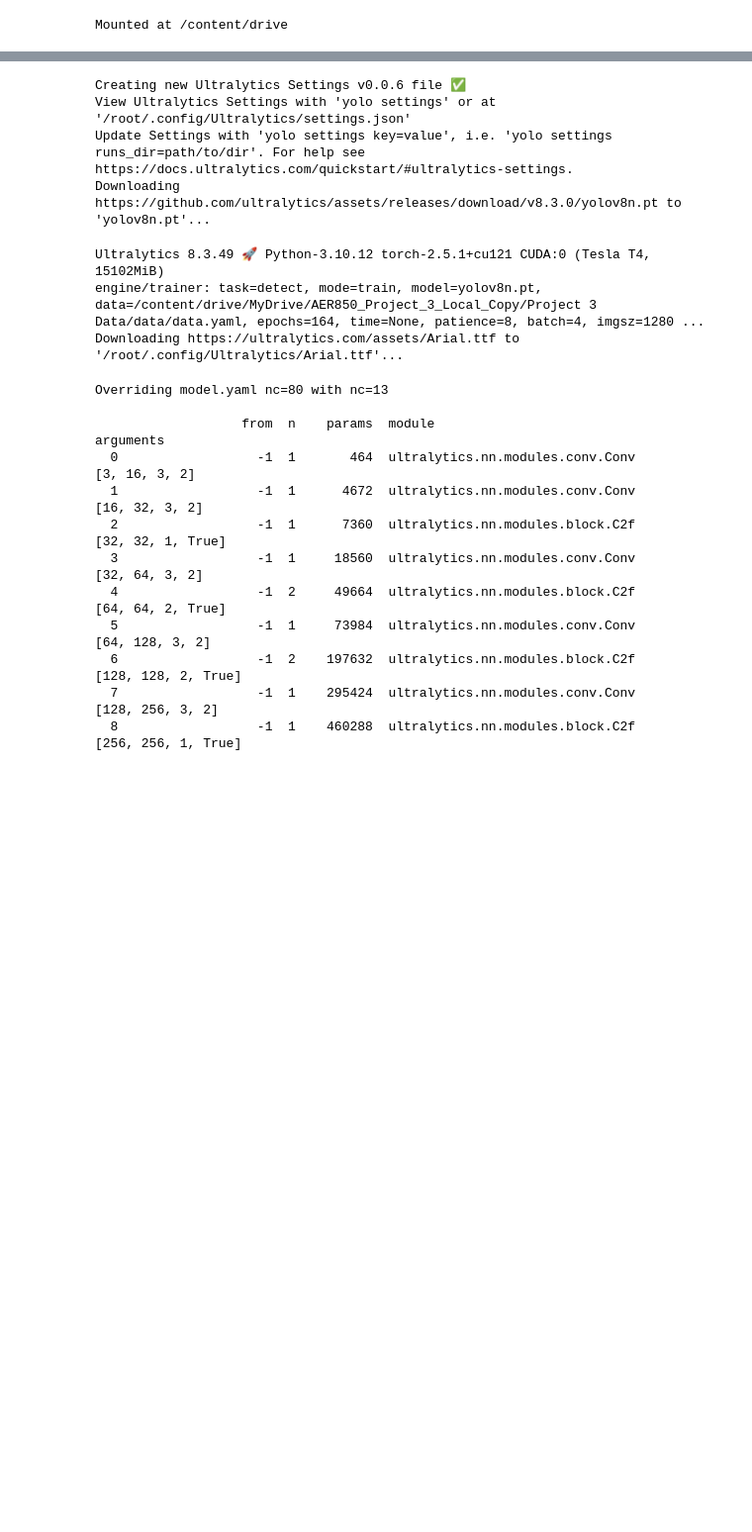
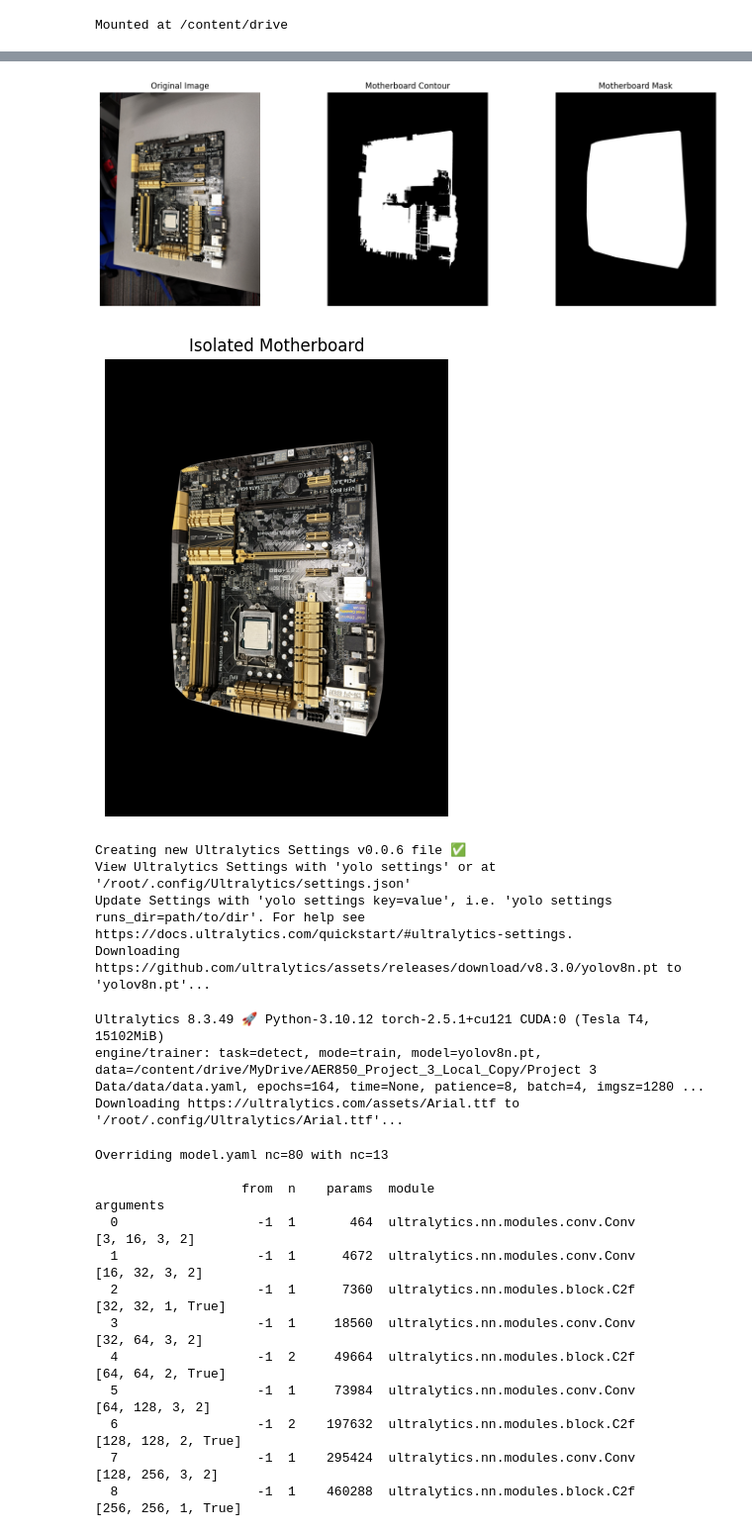
Before and after one commit to Nathanael-e-h/NHanna_AER850_Project_3, a Jupyter notebook: NHanna_AER850_Project_3_CoLab.ipynb, the cells around one changed output, grey strips where cells are left out. Shown: that part at 99% size. Drawn from its saved outputs; the diff is of its cells as text; code cells hidden in the pictures; blank space fills up the shorter version.

Commit message:
Nov_14_Night
Did some code cleanup to make the graphs look nicer. Should be complete now.

```diff
--- a/NHanna_AER850_Project_3_CoLab.ipynb
+++ b/NHanna_AER850_Project_3_CoLab.ipynb
@@ -79 +26,57 @@ Successfully installed ultralytics-8.3.49 ultralytics-thop-2.0.13
+# %%
+import cv2
+import numpy as np
+import matplotlib.pyplot as plt
+
+## PART 1: Object Masking
+
+# Load the image
+image_path = '/content/drive/MyDrive/School Documents/2024-2025/Fall 2024/850 - Machine Learning/NHanna_AER850_Project_3/motherboard_image.JPEG' # Image path in my school drive
+# image_path = '/content/drive/MyDrive/AER850_Project_3_Local_Copy/motherboard_image.JPEG' # Image path in my personal drive
+
+image = cv2.imread(image_path)
+
+# Convert the image to HSV (Hue, Saturation, Value) color space. Basically what color (0-180); how much color (0-255); and how bright (0-100)
+hsv = cv2.cvtColor(image, cv2.COLOR_BGR2HSV)
+
+# Define range for the color you want to detect (at the moment, it's black-to-medium bright)
+lower_bound = (0, 0, 0)  # Hue, Sat, Brightness
+upper_bound = (180, 255, 99) # Don't touch these. They work. No other values do lmao.
+
+# Create a binary mask based on the above color range and find the contours
+mask = cv2.inRange(hsv, lower_bound, upper_bound)
+contours, _ = cv2.findContours(mask, cv2.RETR_EXTERNAL, cv2.CHAIN_APPROX_SIMPLE)
+largest_contour = max(contours, key=cv2.contourArea)
+
+# Create blank images with the same size and type as the original
+mask1 = np.zeros_like(image)
+mask2 = np.zeros_like(image)
+
+# Draw the largest contour on the first image, then simplify it on the second
+cv2.drawContours(mask1, [largest_contour], -1, (255, 255, 255), thickness=-1)
+hull = cv2.convexHull(largest_contour)
+cv2.drawContours(mask2, [hull], -1, (255, 255, 255), thickness=-1)
+
+# Display images
+plt.figure(figsize=(15, 5))
+plt.subplot(1, 3, 1), plt.imshow(cv2.cvtColor(image, cv2.COLOR_BGR2RGB)), plt.title('Original Image'), plt.axis('off')
+plt.subplot(1, 3, 2), plt.imshow(cv2.cvtColor(mask1, cv2.COLOR_BGR2RGB)), plt.title('Motherboard Contour'), plt.axis('off')
+plt.subplot(1, 3, 3), plt.imshow(cv2.cvtColor(mask2, cv2.COLOR_BGR2RGB)), plt.title('Motherboard Mask'), plt.axis('off')
+plt.tight_layout()  # This makes the output not-wonky
+plt.savefig('/content/drive/MyDrive/School Documents/2024-2025/Fall 2024/850 - Machine Learning/NHanna_AER850_Project_3/motherboard_subplots.png', bbox_inches='tight', dpi=600)
+plt.show()
+
+# Use the mask to rip the motherboard from the original photo
+motherboard = np.zeros_like(image)
+mask2 = cv2.cvtColor(mask2, cv2.COLOR_BGR2GRAY)
+cv2.bitwise_and(image, image, dst=motherboard, mask=mask2)
+plt.figure(figsize=(8, 6))  # Adjust figure size as needed
+plt.imshow(cv2.cvtColor(motherboard, cv2.COLOR_BGR2RGB))
+plt.title('Isolated Motherboard')
+plt.axis('off')
+plt.savefig('/content/drive/MyDrive/School Documents/2024-2025/Fall 2024/850 - Machine Learning/NHanna_AER850_Project_3/motherboard_isolated.png', bbox_inches='tight', dpi=600)
+plt.show()
+# %% [output]
+[figure, added]
+[figure, added]
 # %%
```
Also changed, not shown: parts of 5 cells of this notebook, 2 other files.
